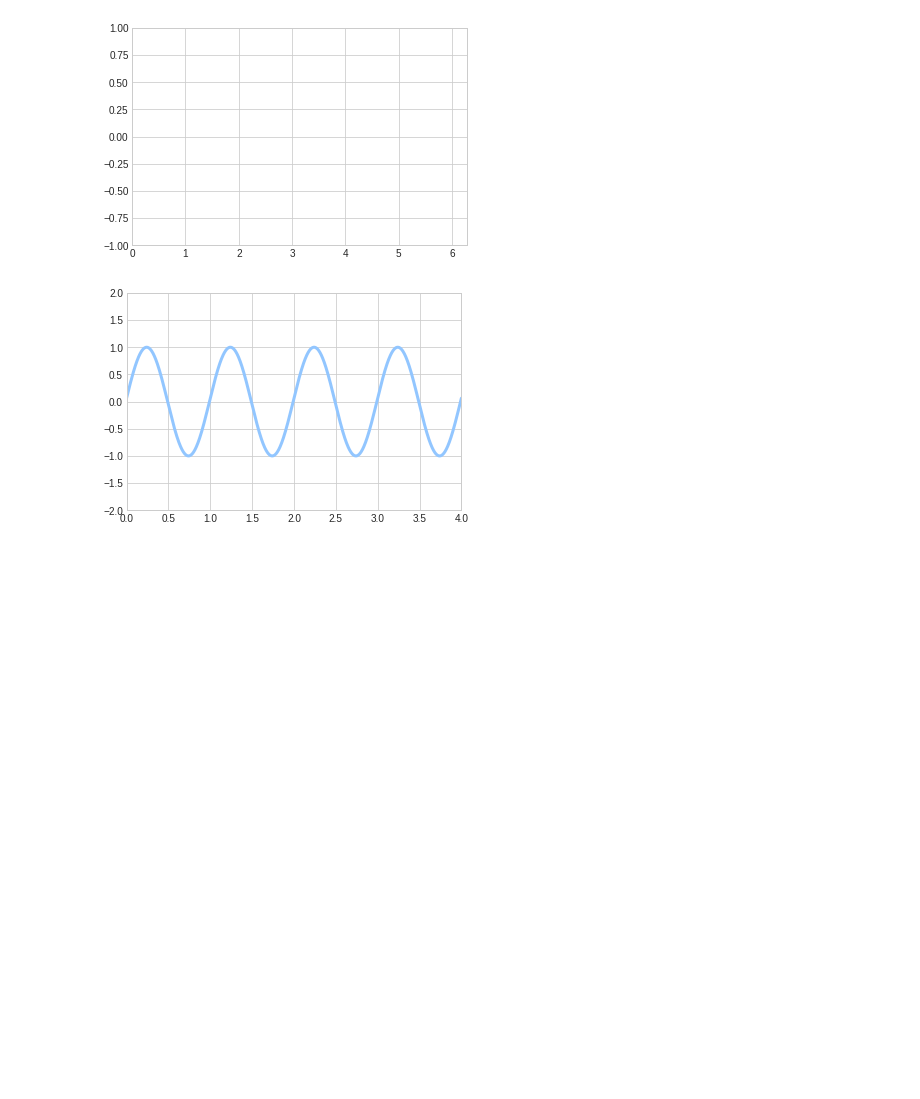
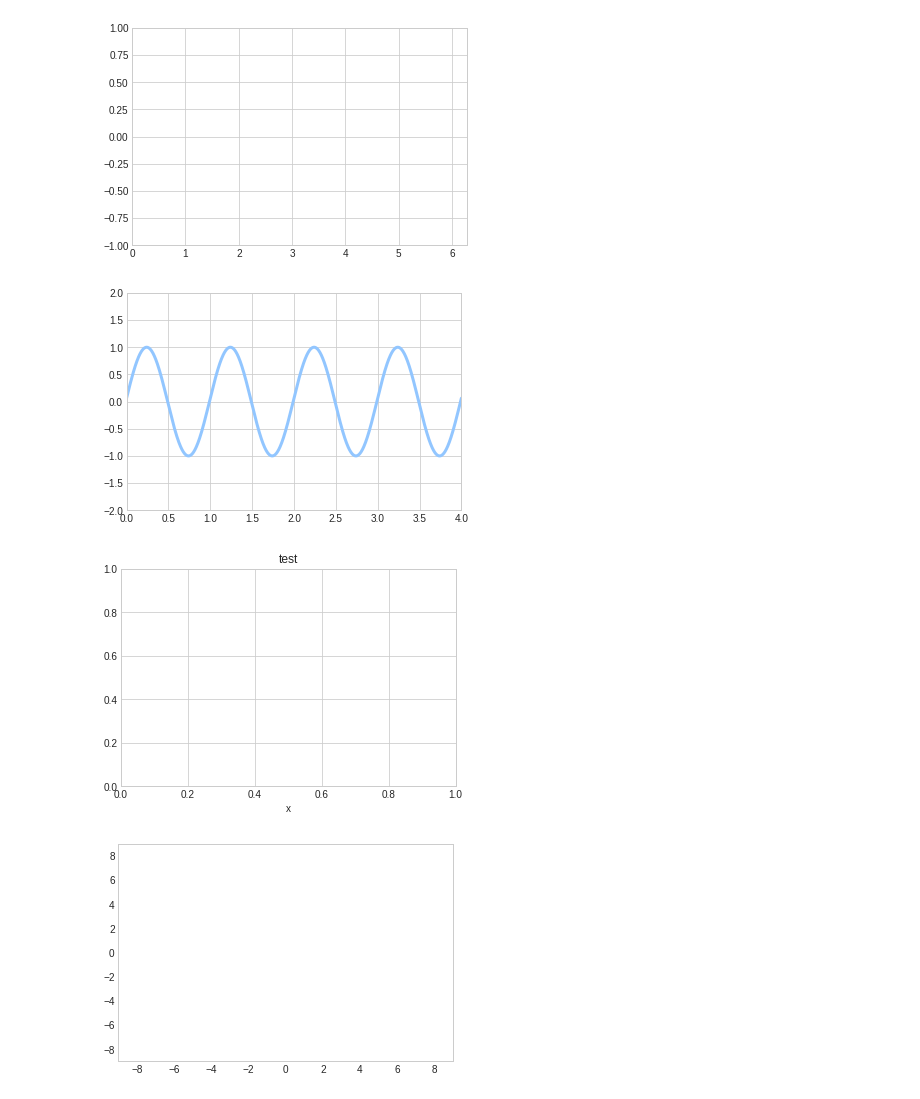
Before and after one commit to Luckygsm/internship, a Jupyter notebook: np4.ipynb, the cells around one changed output. Drawn from its saved outputs; the diff is of its cells as text; code cells hidden in the pictures; blank space fills up the shorter version.

```diff
--- a/np4.ipynb
+++ b/np4.ipynb
@@ -227,3 +227,44 @@ anim = FuncAnimation(fig, animate, init_func=init,
 anim.save('sine_wave.gif', writer='pillow')
 # %% [output]
 [figure]
+# %%
+import numpy as np
+import matplotlib.pyplot as plt
+import matplotlib.animation as animation
+
+
+def update_line(num, data, line):
+    line.set_data(data[..., :num])
+    return line,
+
+fig1 = plt.figure()
+
+data = np.random.rand(2, 25)
+l, = plt.plot([], [], 'r-')
+plt.xlim(0, 1)
+plt.ylim(0, 1)
+plt.xlabel('x')
+plt.title('test')
+line_ani = animation.FuncAnimation(fig1, update_line, 25, fargs=(data, l),
+                                   interval=50, blit=True)
+
+# To save the animation, use the command: line_ani.save('lines.mp4')
+
+fig2 = plt.figure()
+
+x = np.arange(-9, 10)
+y = np.arange(-9, 10).reshape(-1, 1)
+base = np.hypot(x, y)
+ims = []
+for add in np.arange(15):
+    ims.append((plt.pcolor(x, y, base + add, norm=plt.Normalize(0, 30)),))
+
+im_ani = animation.ArtistAnimation(fig2, ims, interval=50, repeat_delay=3000,
+                                   blit=True)
+# To save this second animation with some metadata, use the following command:
+# im_ani.save('im.mp4', metadata={'artist':'Guido'})
+
+plt.show()
+# %% [output]
+[figure, added]
+[figure, added]
```
